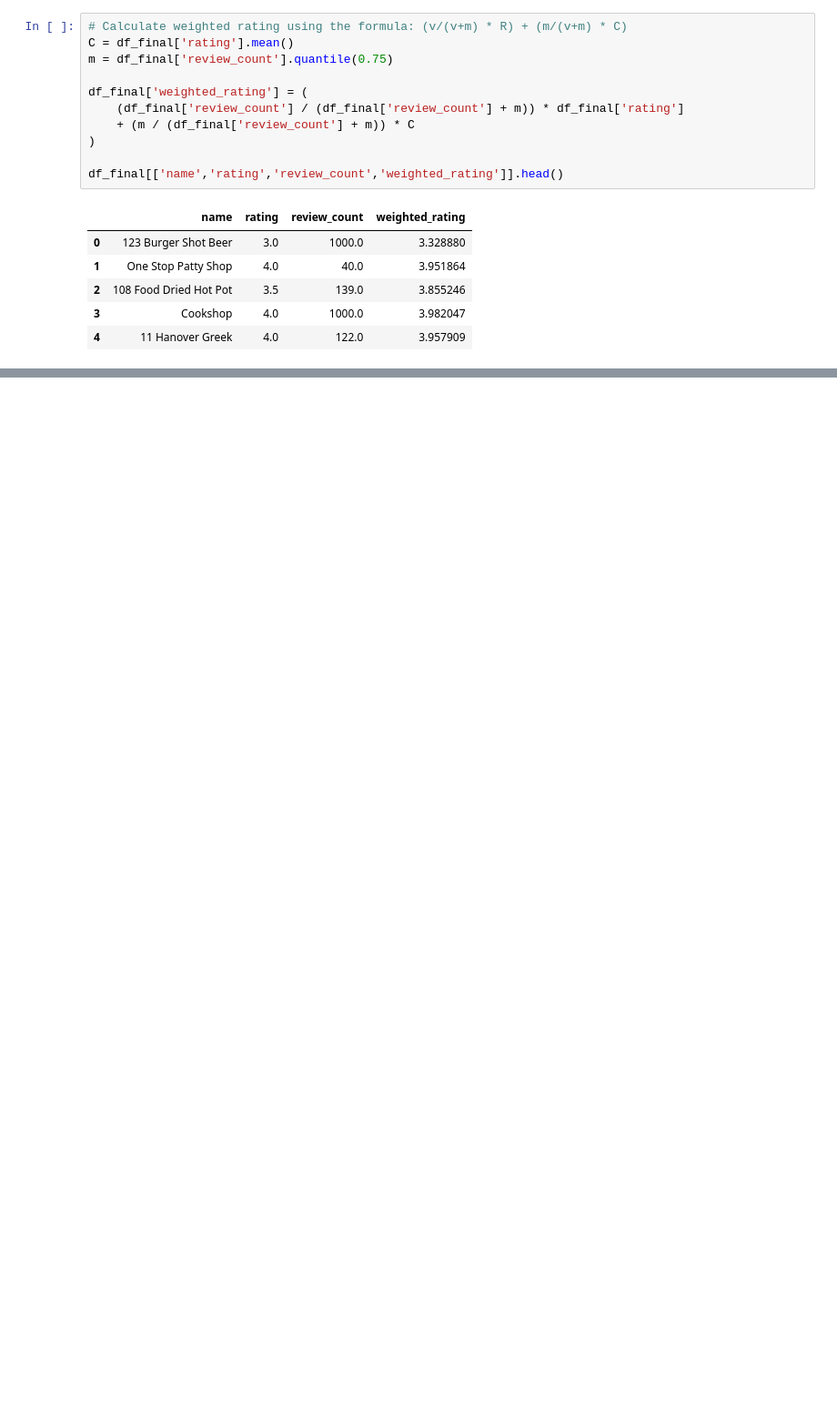
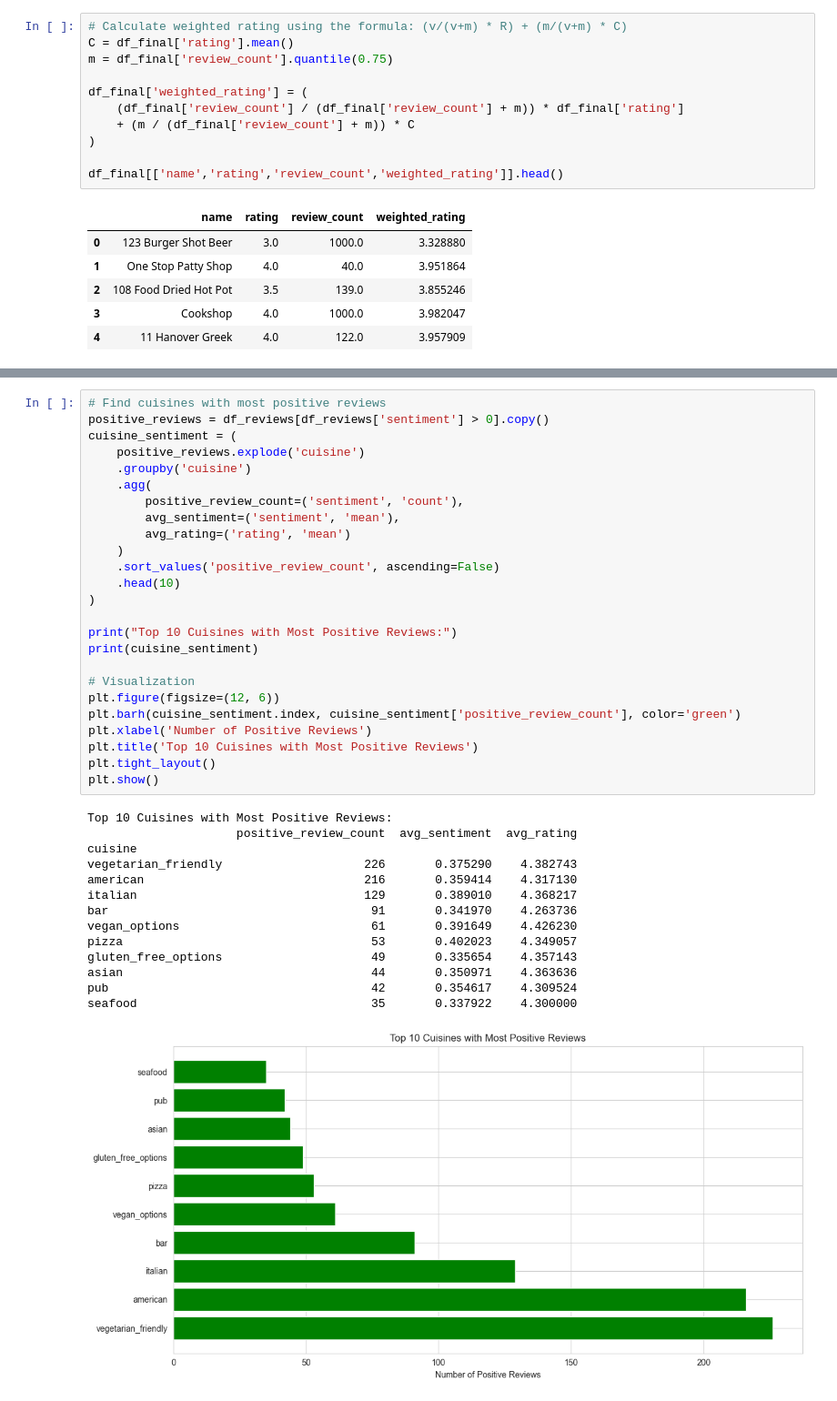
Before and after one commit to triwatana/nyctastematch-restaurant-recommender, a Jupyter notebook: notebooks/merged_restaurants_eda.ipynb, the cells around one changed output, grey strips where cells are left out. Shown at 91% size. Drawn from its saved outputs; the diff is of its cells as text; blank space fills up the shorter version.

```diff
--- a/notebooks/merged_restaurants_eda.ipynb
+++ b/notebooks/merged_restaurants_eda.ipynb
@@ -201,0 +297,40 @@ df_final[['name','rating','review_count','weighted_rating']].head()
+# %%
+# Find cuisines with most positive reviews
+positive_reviews = df_reviews[df_reviews['sentiment'] > 0].copy()
+cuisine_sentiment = (
+    positive_reviews.explode('cuisine')
+    .groupby('cuisine')
+    .agg(
+        positive_review_count=('sentiment', 'count'),
+        avg_sentiment=('sentiment', 'mean'),
+        avg_rating=('rating', 'mean')
+    )
+    .sort_values('positive_review_count', ascending=False)
+    .head(10)
+)
+
+print("Top 10 Cuisines with Most Positive Reviews:")
+print(cuisine_sentiment)
+
+# Visualization
+plt.figure(figsize=(12, 6))
+plt.barh(cuisine_sentiment.index, cuisine_sentiment['positive_review_count'], color='green')
+plt.xlabel('Number of Positive Reviews')
+plt.title('Top 10 Cuisines with Most Positive Reviews')
+plt.tight_layout()
+plt.show()
+# %% [output]
+Top 10 Cuisines with Most Positive Reviews:
+                     positive_review_count  avg_sentiment  avg_rating
+cuisine
+vegetarian_friendly                    226       0.375290    4.382743
+american                               216       0.359414    4.317130
+italian                                129       0.389010    4.368217
+bar                                     91       0.341970    4.263736
+vegan_options                           61       0.391649    4.426230
+pizza                                   53       0.402023    4.349057
+gluten_free_options                     49       0.335654    4.357143
+asian                                   44       0.350971    4.363636
+pub                                     42       0.354617    4.309524
+seafood                                 35       0.337922    4.300000
+[figure, added]
```
Also changed, not shown: parts of 8 cells of this notebook.
